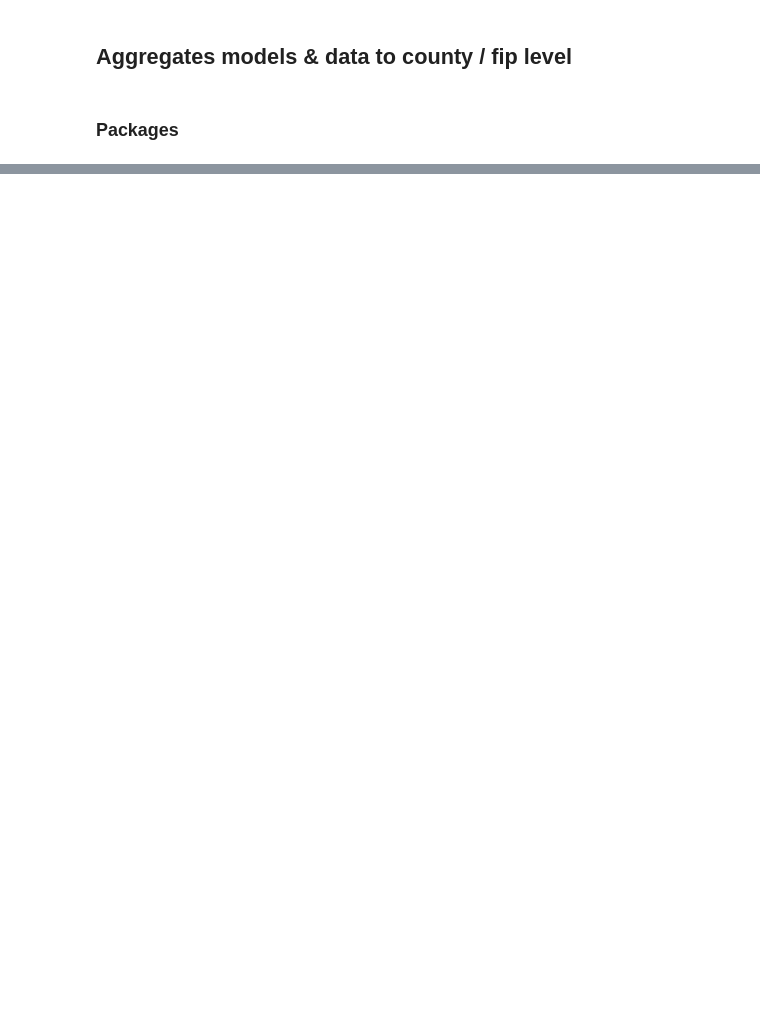
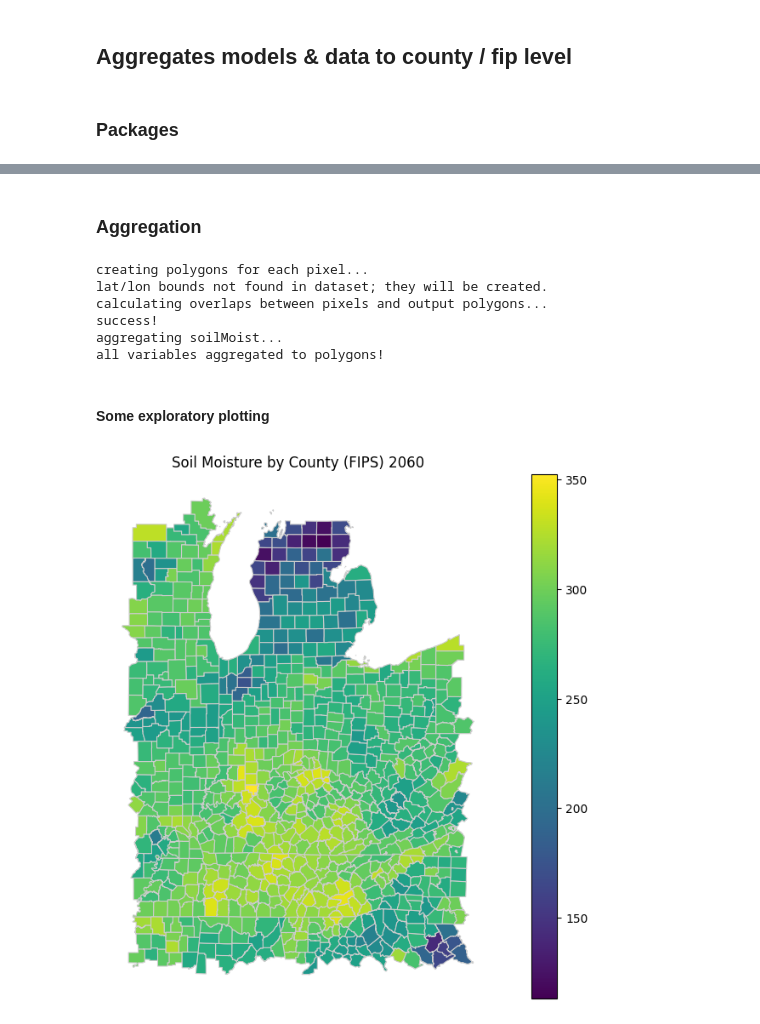
Before and after one commit to theo-avila/avila_et_al_2025_pyWBM_yield, a Jupyter notebook: 1_aggregate_to_fips.ipynb, the cells around one changed output, grey strips where cells are left out. Cells and saved outputs as stored; diff of their text form; code cells hidden in the pictures; blank space fills up the shorter version.

Commit message:
shpfiles added, working county-level-aggregation code, plots in notebook

```diff
--- a/1_aggregate_to_fips.ipynb
+++ b/1_aggregate_to_fips.ipynb
@@ -33,0 +21,9 @@ NoOverlapError: No `ds` grid cells overlapped with any polygon in `gdf_in`. Chec
+# %%
+lon_max = -80
+lon_min = -90
+lat_min = 34
+lat_max = 45
+
+ds = ds.where((ds.lon >= lon_min) & (ds.lon <= lon_max) & (ds.lat >= lat_min) & (ds.lat <= lat_max))
+ds = ds.sel(time=slice(f'{2060}-06-01', f'{2060}-10-31'))
+ds.load()
@@ -33,0 +39,35 @@ NoOverlapError: No `ds` grid cells overlapped with any polygon in `gdf_in`. Chec
+# %% [markdown]
+### Aggregation
+# %%
+us_county = gpd.read_file(county_shp_path)
+us_county = us_county.to_crs("EPSG:4326")
+
+# Area weight and aggregate
+weightmap = xa.pixel_overlaps(ds, us_county)
+aggregated = xa.aggregate(ds, weightmap)
+
+# Convert to pandas
+ds_out = aggregated.to_dataset().to_dataframe()
+ds_out = ds_out.reset_index().set_index(['fips','time'])
+# %% [output]
+creating polygons for each pixel...
+lat/lon bounds not found in dataset; they will be created.
+calculating overlaps between pixels and output polygons...
+success!
+aggregating soilMoist...
+all variables aggregated to polygons!
+# %% [markdown]
+#### Some exploratory plotting
+# %%
+fips_mean = ds_out.groupby(level=['fips']).mean()
+# %%
+merged_gdf = us_county.merge(fips_mean, on='fips')
+fig, ax = plt.subplots(1, 1, figsize=(12, 8))
+merged_gdf.plot(column='soilMoist', cmap='viridis', linewidth=0.8, ax=ax, edgecolor='0.8', legend=True)
+ax.set_title("Soil Moisture by County (FIPS) 2060 MOSAIC")
+ax.set_axis_off()
+
+# Show the plot
+plt.show()
+# %% [output]
+[figure, added]
```
Also changed, not shown: parts of 7 cells of this notebook, 11 other files.
